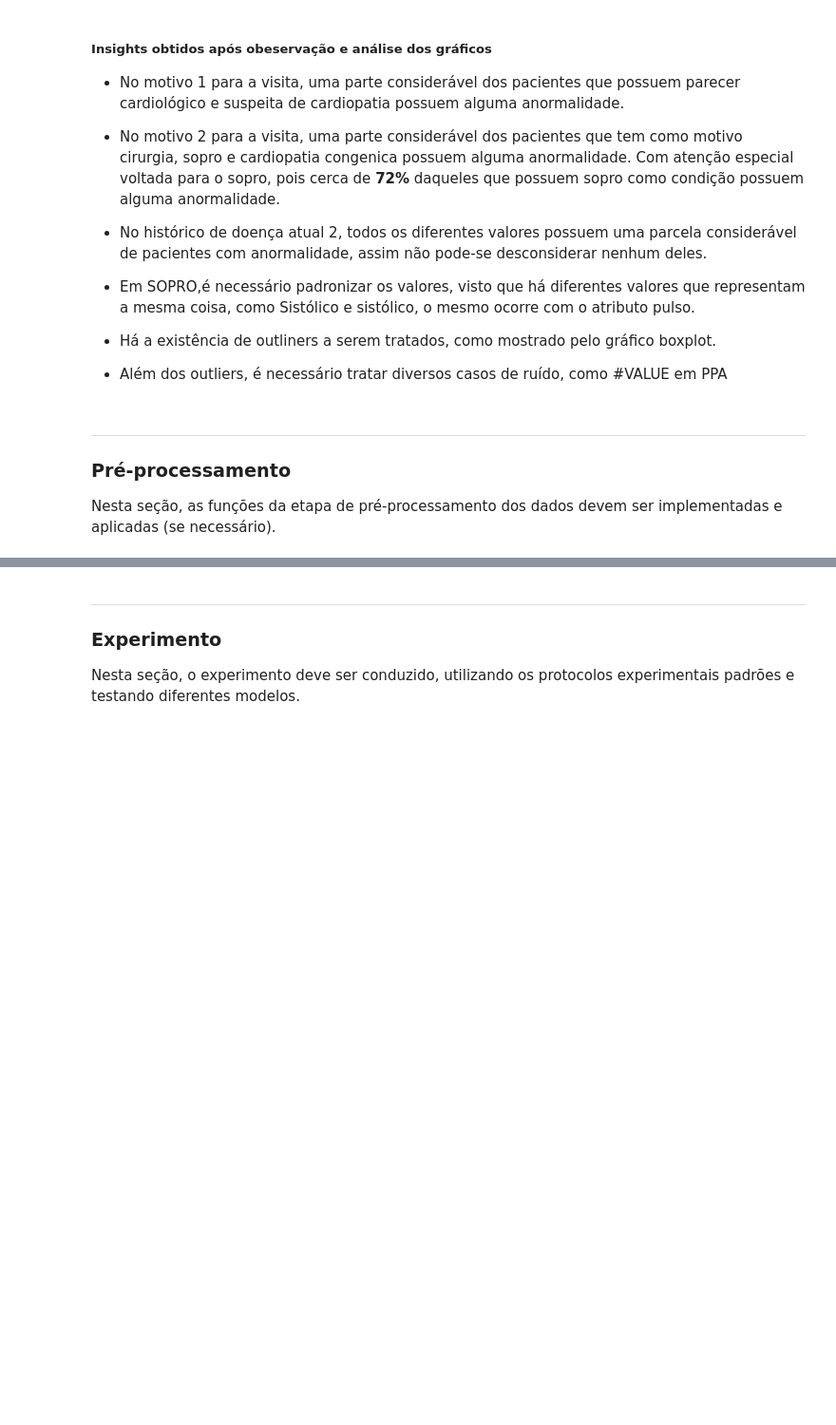
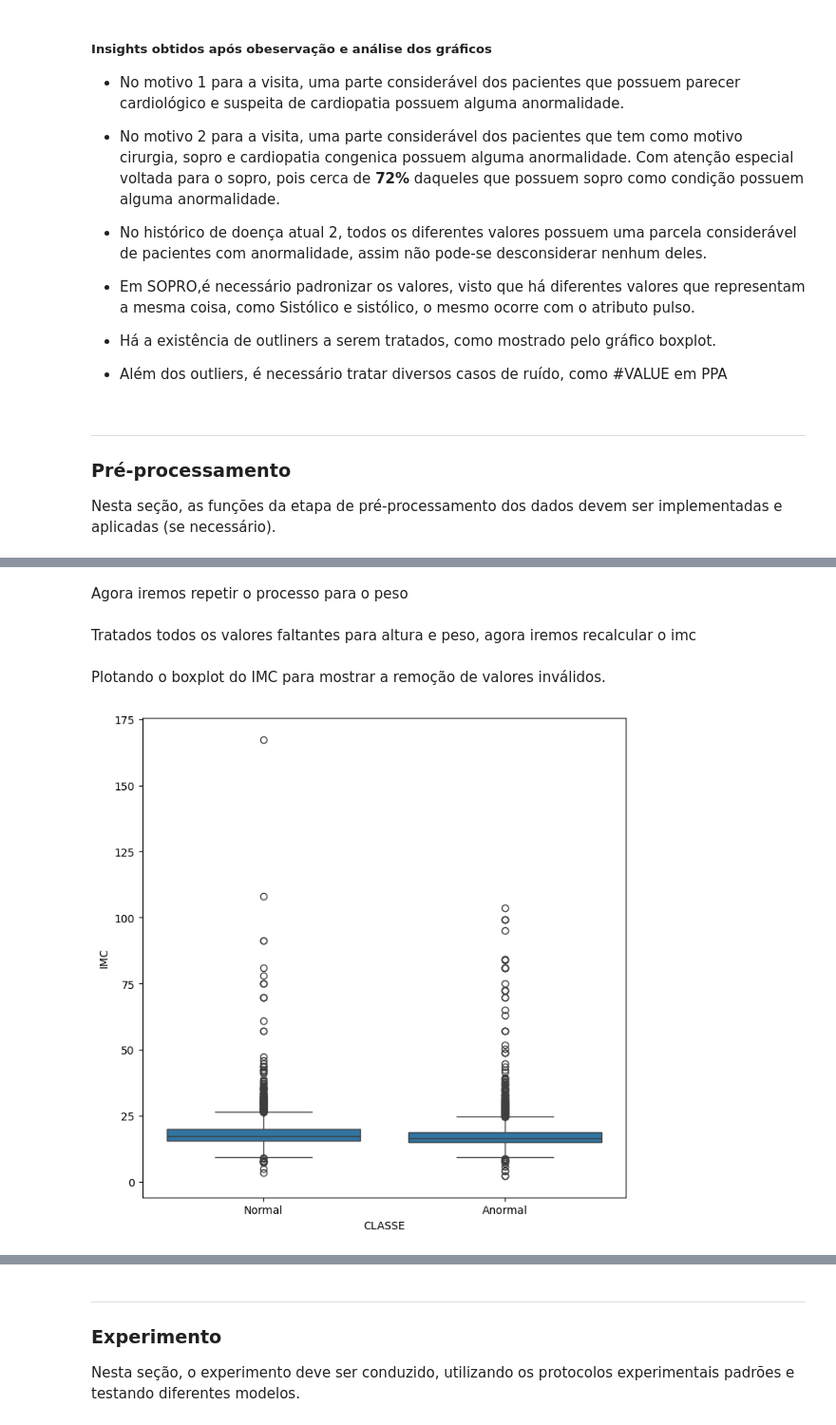
Before and after one commit to guisantoxxx/trabalho-AM, a Jupyter notebook: main.ipynb, the cells around one changed output, grey strips where cells are left out. Shown at 95% size. Drawn from its saved outputs; the diff is of its cells as text; code cells hidden in the pictures; blank space fills up the shorter version.

```diff
--- a/main.ipynb
+++ b/main.ipynb
@@ -266,0 +310,15 @@ Nesta seção, as funções da etapa de pré-processamento dos dados devem ser i
+# %%
+# Converte a coluna 'IDADE' para numérica
+dados_treino["IDADE"] = pd.to_numeric(dados_treino["IDADE"], errors="coerce")
+
+
+altura_invalida = dados_treino[dados_treino["Altura"] == 0]
+dados_treino.drop(altura_invalida.index, inplace=True)
+
+altura_irreal = dados_treino[dados_treino["Altura"] < 45]
+dados_treino.drop(altura_irreal.index, inplace=True)
+
+altura_fora_padrao = dados_treino[
+    (dados_treino["Altura"] < 80) & (dados_treino["IDADE"] >= 2)
+]
+dados_treino.drop(altura_fora_padrao.index, inplace=True)
@@ -266,0 +339,27 @@ Nesta seção, as funções da etapa de pré-processamento dos dados devem ser i
+# %%
+dados_treino['Altura'] = dados_treino['Altura'].fillna(value=dados_treino['Altura'].median())
+# %% [markdown]
+Agora iremos repetir o processo para o peso
+# %%
+dados_treino["Peso"] = dados_treino["Peso"].fillna(
+    value=dados_treino["Peso"].median()
+)
+# %% [markdown]
+Tratados todos os valores faltantes para altura e peso, agora iremos recalcular o imc
+# %%
+altura = dados_treino['Altura']
+peso = dados_treino['Peso']
+
+altura /= 100
+
+imc = peso / (altura ** 2)
+
+dados_treino['IMC'] = imc
+# %% [markdown]
+Plotando o boxplot do IMC para mostrar a remoção de valores inválidos.
+# %%
+plt.figure(figsize=(8, 8))
+sns.boxplot(x="CLASSE", y="IMC", data=dados_treino, whis=1.5)
+plt.show()
+# %% [output]
+[figure, added]
```
Also changed, not shown: parts of 162 cells of this notebook, 1 other file.
